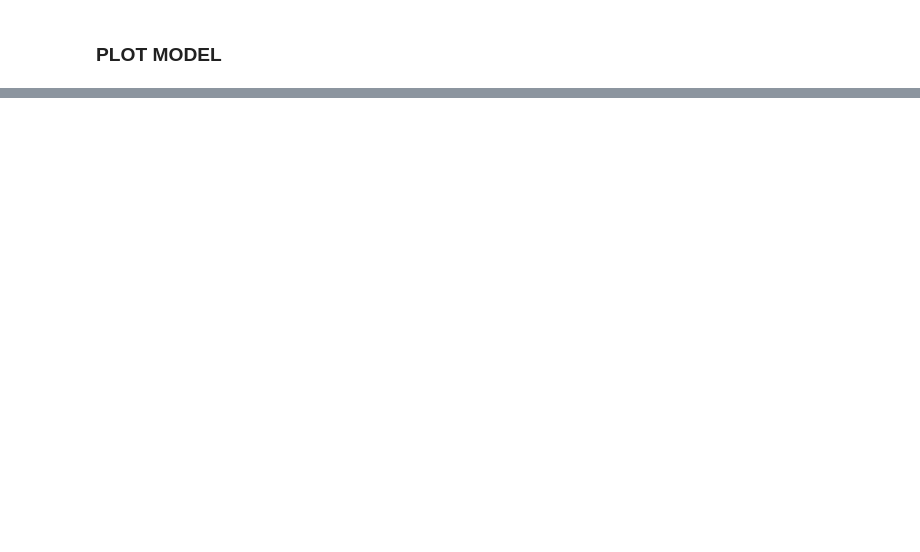
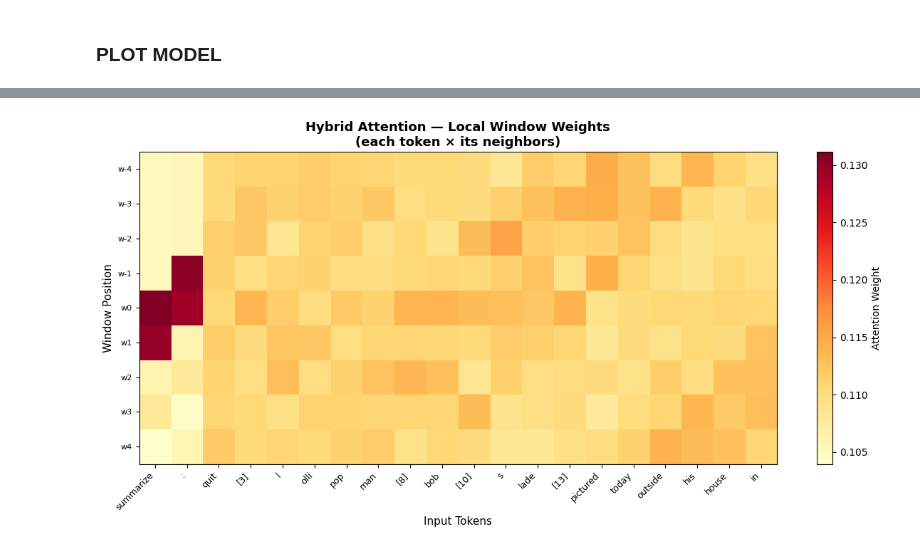
Before and after one commit to moonlightaliza/headline-generation-nlp, a Jupyter notebook: nlp_project.ipynb, the cells around one changed output, grey strips where cells are left out. Saved outputs shown, nothing was run; the diff lists cells and outputs as text; code cells hidden in the pictures; blank space fills up the shorter version.

```diff
--- a/nlp_project.ipynb
+++ b/nlp_project.ipynb
@@ -918,0 +1018,12 @@ plt.show()
+# %%
+scorer = rouge_scorer.RougeScorer(['rouge1', 'rouge2', 'rougeL'], use_stemmer=True)
+device = 'cuda' if torch.cuda.is_available() else 'cpu'
+
+# ── Test samples ──
+N_TEST           = 100
+test_articles    = df['article_clean'].iloc[4500:4500+N_TEST].tolist()
+test_highlights  = df['highlights'].iloc[4500:4500+N_TEST].tolist()
+
+print(f"Evaluating on {N_TEST} test samples")
+print(f"Device: {device}")
+print("=" * 60)
@@ -918,0 +1444,71 @@ plt.show()
+# %%
+import torch
+import torch.nn.functional as F
+
+def get_attention_weights(article_text, n_tokens=20):
+    """Extract local attention weights from HybridAttention for visualization"""
+    t5_model.eval()
+    prefixed = "summarize: " + article_text
+    inputs   = tokenizer_t5(
+        prefixed,
+        return_tensors = 'pt',
+        max_length     = 128,
+        truncation     = True,
+        padding        = 'max_length'
+    ).to(device)
+
+    with torch.no_grad():
+        encoder_outputs = t5_model.t5.encoder(
+            input_ids      = inputs['input_ids'],
+            attention_mask = inputs['attention_mask']
+        )
+        hidden = encoder_outputs.last_hidden_state  # (1, T, 512)
+
+        # Run local attention manually to extract weights
+        W     = t5_model.hybrid_attn.window_size
+        x     = hidden
+        B, T, D = x.shape
+        scale = D ** -0.5
+
+        Q = t5_model.hybrid_attn.local_q(x)
+        K = t5_model.hybrid_attn.local_k(x)
+
+        K_pad = F.pad(K.transpose(1,2), (W, W), value=0).transpose(1,2)
+        win_size = 2 * W + 1
+        K_wins = torch.stack([K_pad[:, i:i+T, :] for i in range(win_size)], dim=2)
+        scores  = (Q.unsqueeze(2) * K_wins).sum(dim=-1) * scale
+        weights = F.softmax(scores, dim=-1)  # (1, T, 2W+1)
+
+    # Return weights for first n_tokens
+    w = weights[0, :n_tokens, :].cpu().numpy()
+
+    # Token labels
+    token_ids = inputs['input_ids'][0, :n_tokens].cpu().tolist()
+    tokens    = [tokenizer_t5.decode([t]).strip() for t in token_ids]
+    tokens    = [t if t else f'[{i}]' for i, t in enumerate(tokens)]
+
+    return w, tokens
+
+# Use first test article
+sample_article = test_articles[0]
+attn_weights, tokens = get_attention_weights(sample_article, n_tokens=20)
+
+fig, ax = plt.subplots(figsize=(12, 6))
+im = ax.imshow(attn_weights.T, aspect='auto', cmap='YlOrRd')
+
+ax.set_xticks(range(len(tokens)))
+ax.set_xticklabels(tokens, rotation=45, ha='right', fontsize=9)
+ax.set_yticks(range(attn_weights.shape[1]))
+ax.set_yticklabels([f'w{i-4}' for i in range(attn_weights.shape[1])], fontsize=8)
+
+ax.set_title('Hybrid Attention — Local Window Weights\n(each token × its neighbors)',
+             fontsize=13, fontweight='bold')
+ax.set_xlabel('Input Tokens', fontsize=11)
+ax.set_ylabel('Window Position', fontsize=11)
+plt.colorbar(im, ax=ax, label='Attention Weight')
+plt.tight_layout()
+plt.savefig('/content/drive/MyDrive/NLP_Project/plots/plot3_attention_heatmap.png', dpi=150)
+plt.show()
+print("Plot 3 saved ✓")
+# %% [output]
+[figure, added]
```
Also changed, not shown: parts of 40 cells of this notebook, 1 other file.
